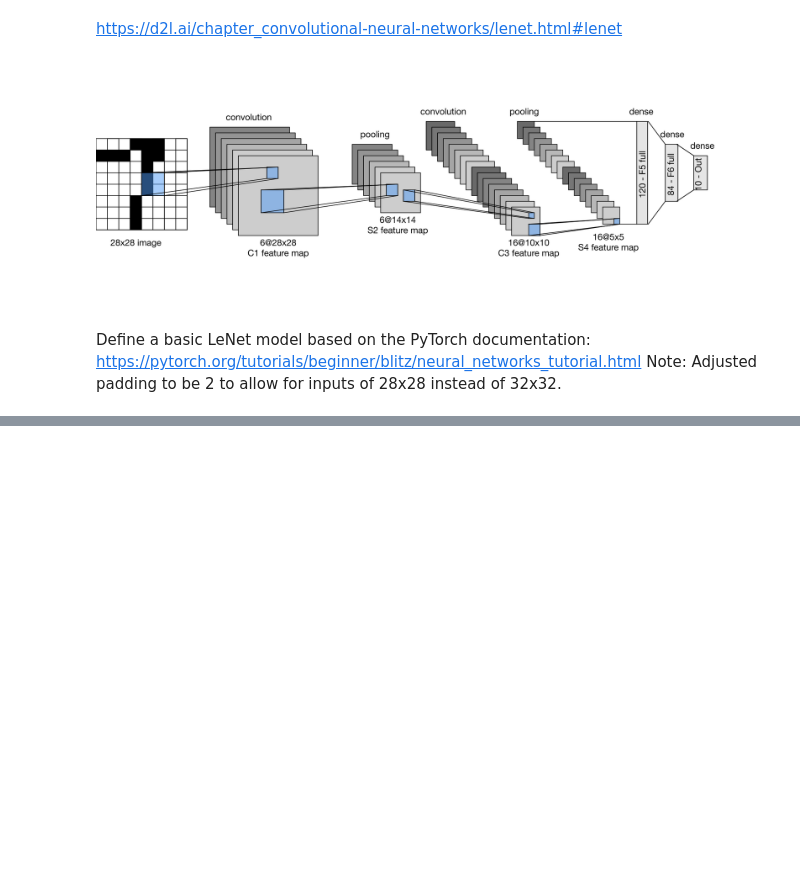
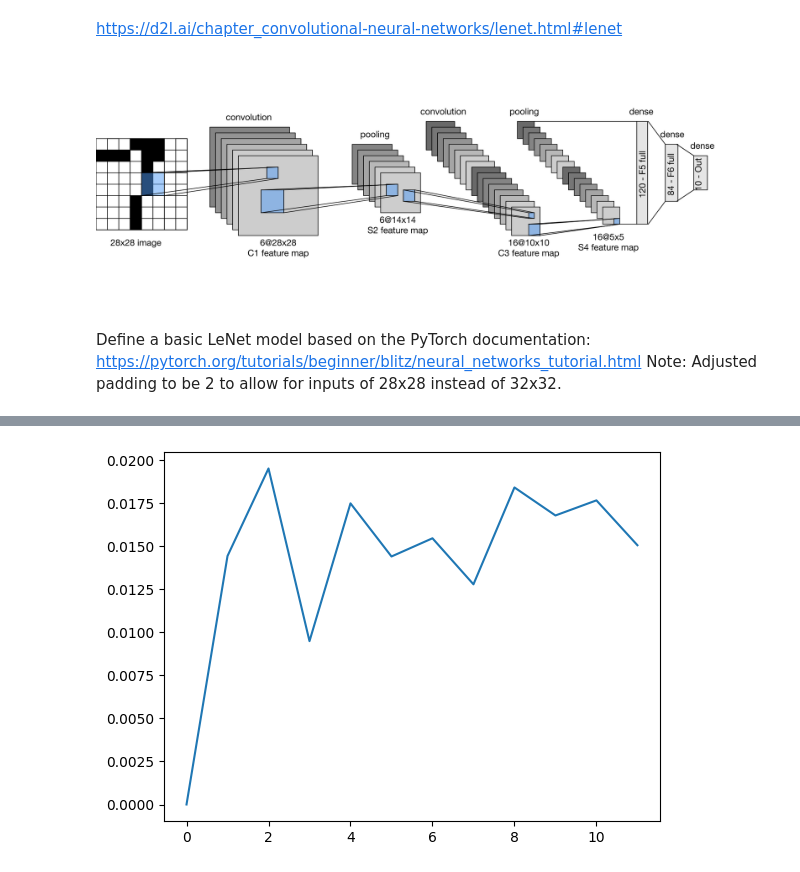
Before and after one commit to kdevoe/roc-curve-exploration, a Jupyter notebook: roc_mnist_example.ipynb, the cells around one changed output, grey strips where cells are left out. Drawn from its saved outputs; the diff is of its cells as text; code cells hidden in the pictures; blank space fills up the shorter version.

```diff
--- a/roc_mnist_example.ipynb
+++ b/roc_mnist_example.ipynb
@@ -13,10 +15,17 @@ import numpy as np
+# %%
+TRAIN = True  # Set to False to skip training and load a pretrained model
+INFERENCE = True  # Set to False to skip inference
+
+BATCH_SIZE = 5
+EPOCHS = 1
 # %%
-# Import traing and test data
+if TRAIN:
+    # Import traing and test data
 
-train_data = pd.read_csv('./data/train.csv')
-test_data = pd.read_csv('./data/test.csv')
+    train_data = pd.read_csv('./data/mnist_train.csv')
+    test_data = pd.read_csv('./data/mnist_test.csv')
 
-# Show the shape of the train and test data
-print('Training data shape: ', train_data.shape)
-print('Test data shape: ', test_data.shape)
+    # Show the shape of the train and test data
+    print('Training data shape: ', train_data.shape)
+    print('Test data shape: ', test_data.shape)
 # %% [output]
@@ -68,15 +78,15 @@ Note: Adjusted padding to be 2 to allow for inputs of 28x28 instead of 32x32.
 class LeNet(nn.Module):
 
     def __init__(self):
-        super(Net, self).__init__()
+        super(LeNet, self).__init__()
         # 1 input image channel, 6 output channels, 5x5 square convolution
         # kernel
-        self.conv1 = nn.Conv2d(1, 6, (5,5), padding=2)
+        self.conv1 = nn.Conv2d(1, 6, (5,5), padding=2)  # Set padding to 2 to allow for 28x28 inputs
         self.conv2 = nn.Conv2d(6, 16, (5,5))
         # an affine operation: y = Wx + b
         self.fc1 = nn.Linear(16 * 5 * 5, 120)  # 5*5 from image dimension
         self.fc2 = nn.Linear(120, 84)
-        self.fc3 = nn.Linear(84, 10)
+        self.fc3 = nn.Linear(84, 1)  # 1 output for binary classification
 
     def forward(self, x):
         # Max pooling over a (2, 2) window
@@ -87,6 +97,7 @@ class LeNet(nn.Module):
         x = F.relu(self.fc1(x))
         x = F.relu(self.fc2(x))
         x = self.fc3(x)
+        x = torch.sigmoid(x)
         return x
 
 
@@ -102,0 +116,3 @@ Net(
+# %%
+criterion = nn.BCELoss()
+optimizer = optim.Adam(net.parameters(), lr=0.001)
@@ -102,0 +170,9 @@ Net(
+# %%
+if TRAIN:
+    # Save the model
+    torch.save(net.state_dict(), './models/lenet_mnist.pth')
+
+    # Plot the training loss
+    plt.plot(losses)
+# %% [output]
+[figure, added]
```
Also changed, not shown: parts of 7 cells of this notebook.
